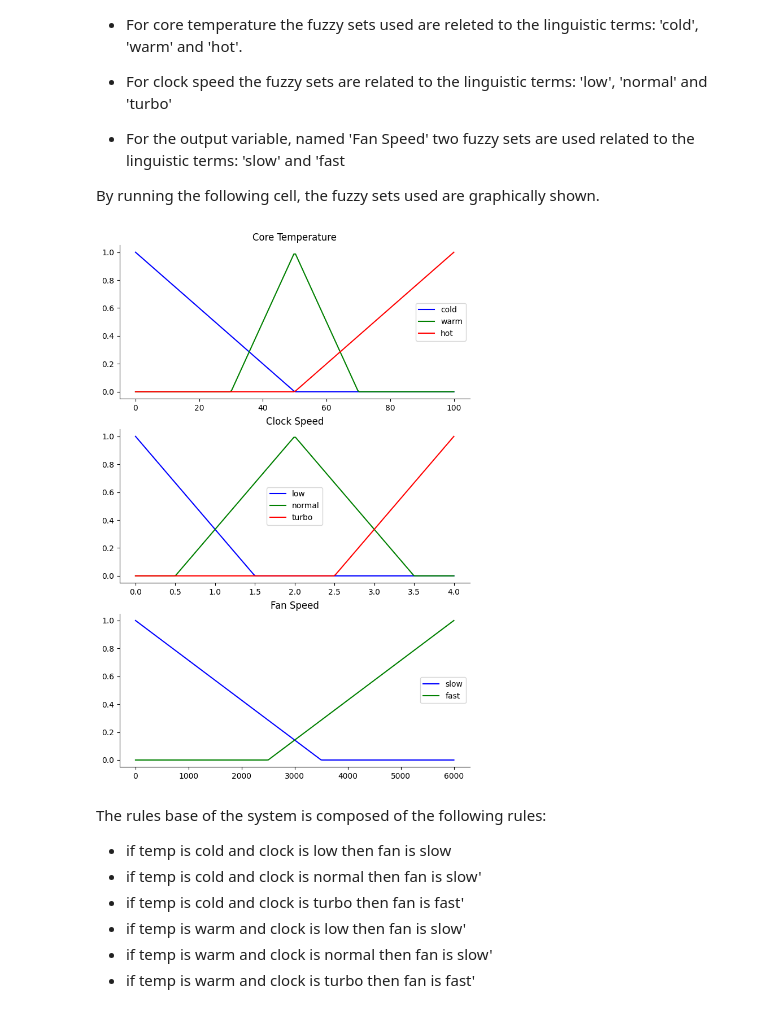
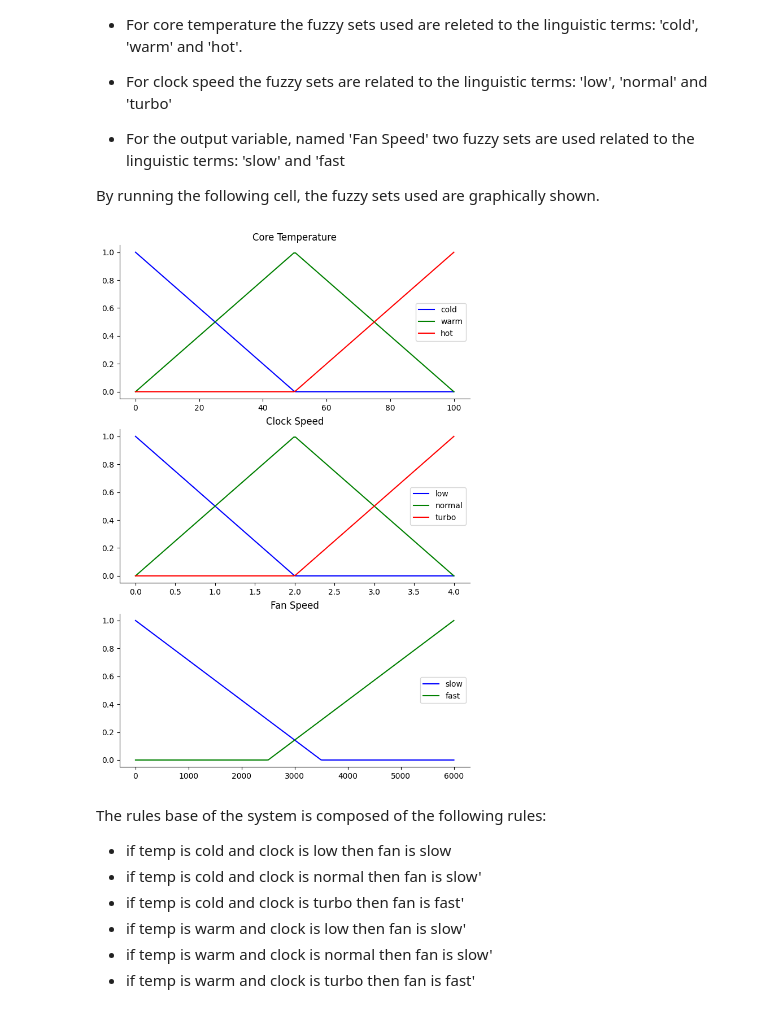
Before and after one commit to Quasar-UniNA/QFIE, a Jupyter notebook: src/QFIE/Fan_Speed_Control.ipynb, the cells around one changed output. Drawn from its saved outputs; the diff is of its cells as text; code cells hidden in the pictures.

```diff
--- a/src/QFIE/Fan_Speed_Control.ipynb
+++ b/src/QFIE/Fan_Speed_Control.ipynb
@@ -29,13 +45,22 @@ fan_speed = np.linspace(0, 6000, 200)
 
 
 
-t_cold = fuzz.trimf(core_temperature, [0,0,50])
+'''t_cold = fuzz.trimf(core_temperature, [0,0,50])
 t_warm = fuzz.trimf(core_temperature, [30,50,70])
 t_hot = fuzz.trimf(core_temperature, [50, 100, 100])
 
 cs_low = fuzz.trimf(clock_speed, [0,0,1.5])
 cs_normal = fuzz.trimf(clock_speed, [0.5,2,3.5])
 cs_turbo = fuzz.trimf(clock_speed, [2.5,4,4])
+'''
+
+t_cold = fuzz.trimf(core_temperature, [0,0,50])
+t_warm = fuzz.trimf(core_temperature, [0,50,100])
+t_hot = fuzz.trimf(core_temperature, [50, 100, 100])
+
+cs_low = fuzz.trimf(clock_speed, [0,0,2])
+cs_normal = fuzz.trimf(clock_speed, [0,2,4])
+cs_turbo = fuzz.trimf(clock_speed, [2,4,4])
 
 fs_slow = fuzz.trimf(fan_speed, [0, 0, 3500])
 fs_fast = fuzz.trimf(fan_speed, [2500, 6000, 6000])
@@ -45,34 +70,34 @@ fig, (ax0, ax1, ax2) = plt.subplots(nrows=3, figsize=(8, 12))
 
 
 ax0.plot(core_temperature, t_cold, 'b', linewidth=1.5, label='cold')
 ax0.plot(core_temperature, t_warm, 'g', linewidth=1.5, label='warm')
 ax0.plot(core_temperature, t_hot, 'r', linewidth=1.5, label='hot')
 ax0.set_title('Core Temperature')
 ax0.legend()
 
 ax1.plot(clock_speed, cs_low, 'b', linewidth=1.5, label='low')
 ax1.plot(clock_speed, cs_normal, 'g', linewidth=1.5, label='normal')
 ax1.plot(clock_speed, cs_turbo, 'r', linewidth=1.5, label='turbo')
 ax1.set_title('Clock Speed')
 ax1.legend()
 
 
 ax2.plot(fan_speed, fs_slow, 'b', linewidth=1.5, label='slow')
 ax2.plot(fan_speed, fs_fast, 'g', linewidth=1.5, label='fast')
 ax2.set_title('Fan Speed')
 ax2.legend()
 
 # Turn off top/right axes
 for ax in (ax0, ax1, ax2):
     ax.spines['top'].set_visible(False)
     ax.spines['right'].set_visible(False)
     ax.get_xaxis().tick_bottom()
     ax.get_yaxis().tick_left()
 
 
 plt.show()
 # %% [output]
-[figure, old version]
+[figure, new version]
 # %% [markdown]
 The rules base of the system is composed of the following rules:
 
```
Also changed, not shown: parts of 9 cells of this notebook, 4 other files.
